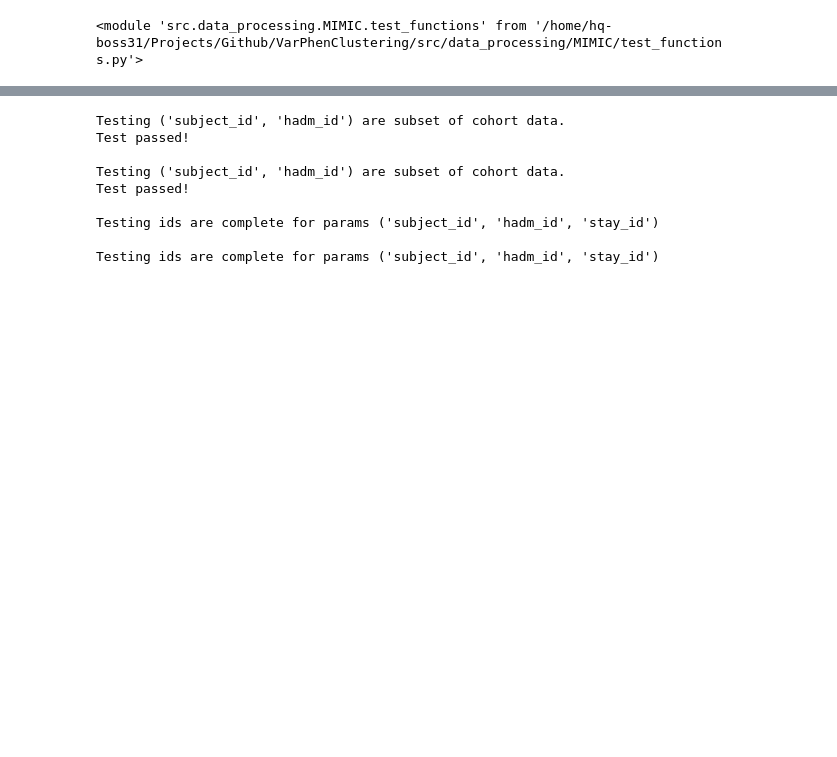
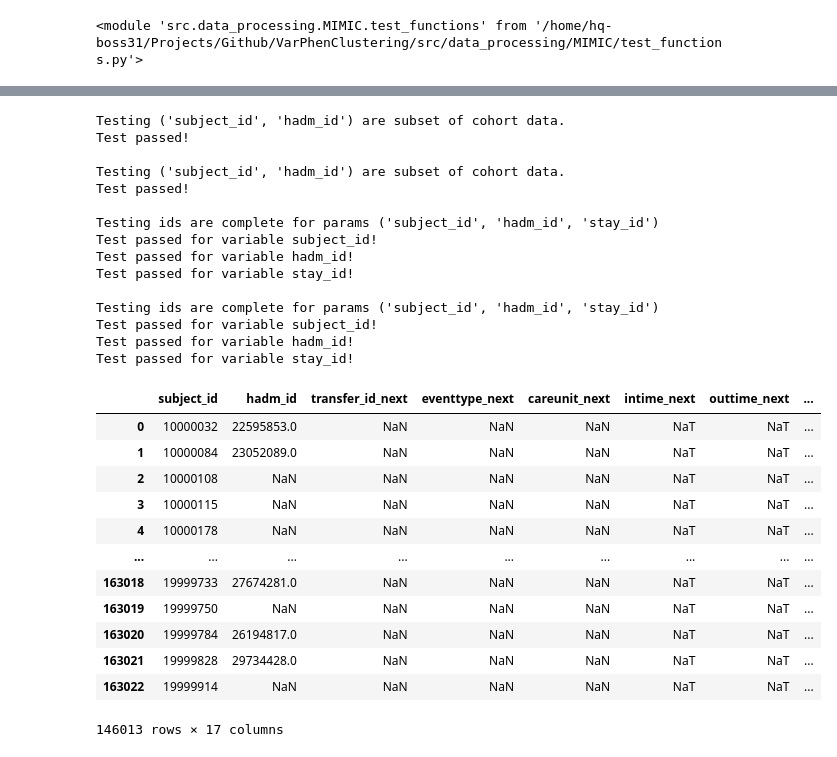
Before and after one commit to hrna-ox/VarPhenClustering, a Jupyter notebook: Developing Code.ipynb, the cells around one changed output, grey strips where cells are left out. Saved outputs shown, nothing was run; the diff lists cells and outputs as text; code cells hidden in the pictures; blank space fills up the shorter version.

Commit message:
Edited processing of cohort given soft merge of ED transfers and regular hospital transfers. Final subsetting prior to outcome computation.

```diff
--- a/Developing Code.ipynb
+++ b/Developing Code.ipynb
@@ -102,27 +102,30 @@ Step 1: Subset the set of transfers/admissions_core to the already processed coh
 We do this by merging.
 """
 merge_ids = ["subject_id", "hadm_id"]
+info_ids = merge_ids + ["stay_id", "intime", "outtime", "intime_next", "outtime_next"]
 
 # Inner merge for transfers core
 transfers_S1 = (
     transfers_core
     .merge(
-        vit_proc[merge_ids + ["stay_id"]].drop_duplicates(),   # Drop duplicates as we don't need all the rows
+        vit_proc[info_ids].drop_duplicates(),   # Drop duplicates as we don't need all the rows
         how="inner",
         on=merge_ids
     )
     .dropna(subset=["hadm_id"])                 # Drop rows with no hadm_id as we can't compare with transfers
+    .sort_values(by=["subject_id", "stay_id"], ascending=True) # Sort by subject_id and stay_id
 )
 
 # Inner merge for admissions core
 admissions_S1 = (
     admissions_core
     .merge(
-        vit_proc[merge_ids + ["stay_id"]].drop_duplicates(),
+        vit_proc[info_ids].drop_duplicates(),
         how="inner",
         on=merge_ids
     )
     .dropna(subset=["hadm_id"])            # Drop rows with no hadm_id as we can't compare with transfers
+    .sort_values(by=["subject_id", "stay_id"], ascending=True) # Sort by subject_id and stay_id
 )
 
 # Testing and save
@@ -141,5 +144,27 @@ Testing ('subject_id', 'hadm_id') are subset of cohort data.
 Test passed!
 
 Testing ids are complete for params ('subject_id', 'hadm_id', 'stay_id')
+Test passed for variable subject_id!
+Test passed for variable hadm_id!
+Test passed for variable stay_id!
 
 Testing ids are complete for params ('subject_id', 'hadm_id', 'stay_id')
+Test passed for variable subject_id!
+Test passed for variable hadm_id!
+Test passed for variable stay_id!
+# %%
+adm_proc
+# %% [output]
+|  | subject_id | hadm_id | transfer_id_next | eventtype_next | careunit_next | intime_next | outtime_next | ... |
+| 0 | 10000032 | 22595853.0 | NaN | NaN | NaN | NaT | NaT | ... |
+| 1 | 10000084 | 23052089.0 | NaN | NaN | NaN | NaT | NaT | ... |
+| 2 | 10000108 | NaN | NaN | NaN | NaN | NaT | NaT | ... |
+| 3 | 10000115 | NaN | NaN | NaN | NaN | NaT | NaT | ... |
+| 4 | 10000178 | NaN | NaN | NaN | NaN | NaT | NaT | ... |
+| ... | ... | ... | ... | ... | ... | ... | ... | ... |
+| 163018 | 19999733 | 27674281.0 | NaN | NaN | NaN | NaT | NaT | ... |
+| 163019 | 19999750 | NaN | NaN | NaN | NaN | NaT | NaT | ... |
+| 163020 | 19999784 | 26194817.0 | NaN | NaN | NaN | NaT | NaT | ... |
+| 163021 | 19999828 | 29734428.0 | NaN | NaN | NaN | NaT | NaT | ... |
+| 163022 | 19999914 | NaN | NaN | NaN | NaN | NaT | NaT | ... |
+146013 rows × 17 columns
```
Also changed, not shown: parts of 9 cells of this notebook, 1 other file.
